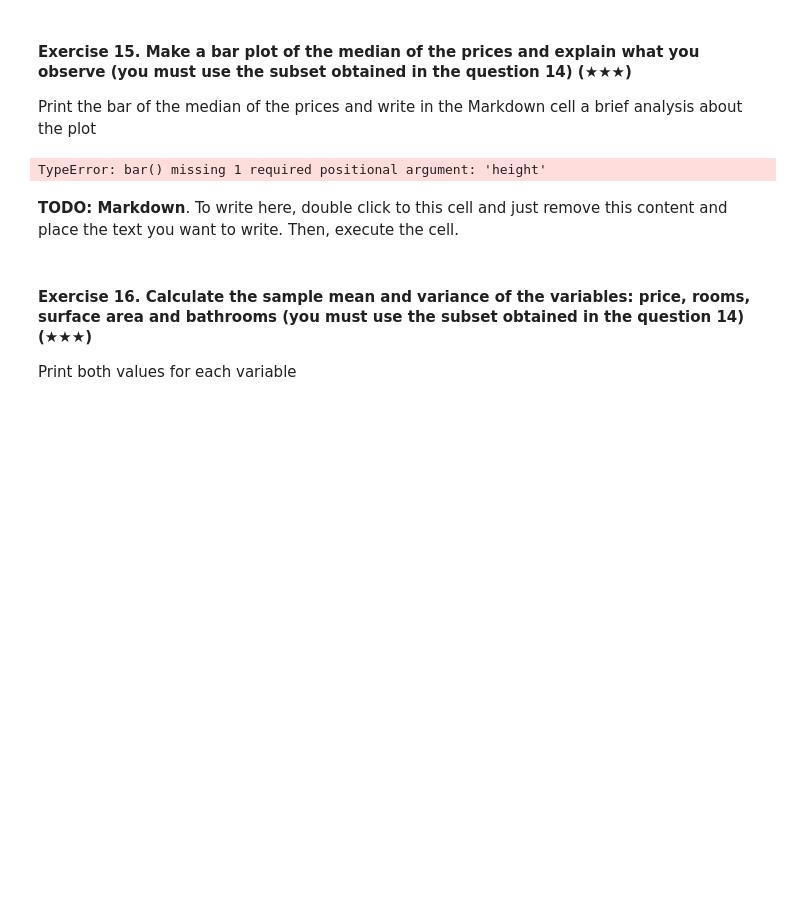
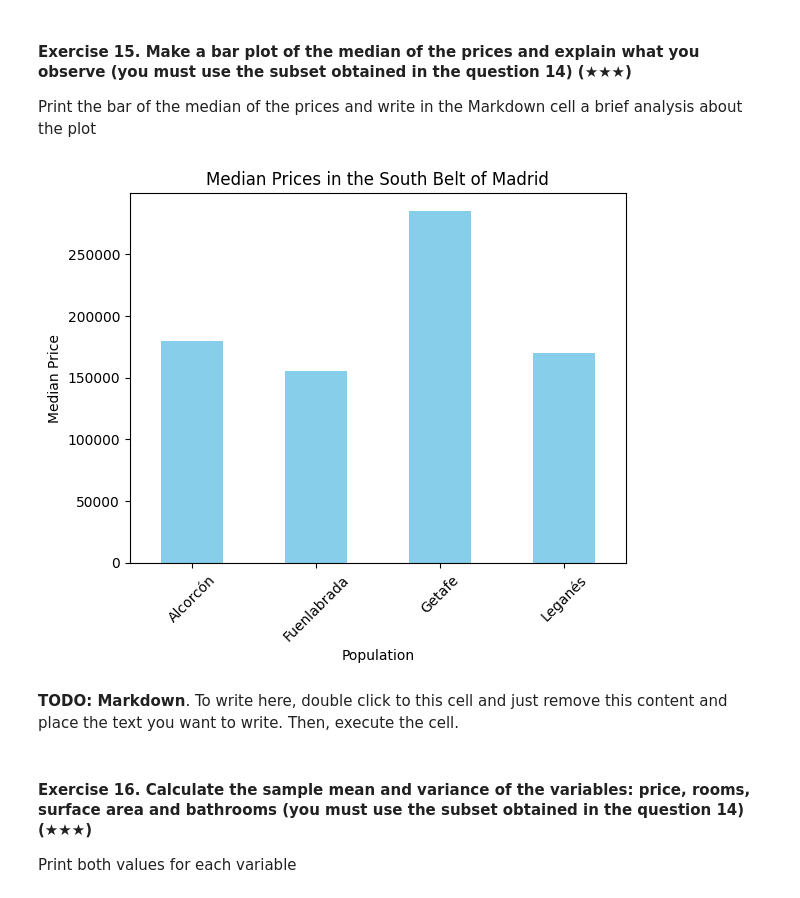
Before and after one commit to Kransky85/realestate-datacleanup-exercise, a Jupyter notebook: project.ipynb, the cells around one changed output. Drawn from its saved outputs; the diff is of its cells as text; code cells hidden in the pictures; blank space fills up the shorter version.

```diff
--- a/project.ipynb
+++ b/project.ipynb
@@ -344,13 +284,20 @@ print(south_belt)
 
 Print the bar of the median of the prices and write in the Markdown cell a brief analysis about the plot
 # %%
-import matplotlib.pyplot as plt
-
 south_belt = ds[ds['level5'].isin(["Fuenlabrada","Leganés","Getafe","Alcorcón"])]
 
-plt.bar(x= , y=south_belt).median()
+# Step 1: Group by 'level5' and calculate the median price
+median_prices = south_belt.groupby('level5')['price'].median()
+
+# Step 2: Create the bar plot
+median_prices.plot(kind='bar', color='skyblue')
+plt.title('Median Prices in the South Belt of Madrid')
+plt.xlabel('Population')
+plt.ylabel('Median Price')
+plt.xticks(rotation=45)
+plt.show()
 # %% [output]
-TypeError: bar() missing 1 required positional argument: 'height'
+[figure, added]
 # %% [markdown]
 **TODO: Markdown**. To write here, double click to this cell and just remove this content and place the text you want to write. Then, execute the cell.
 # %% [markdown]
```
Also changed, not shown: parts of 23 cells of this notebook.
